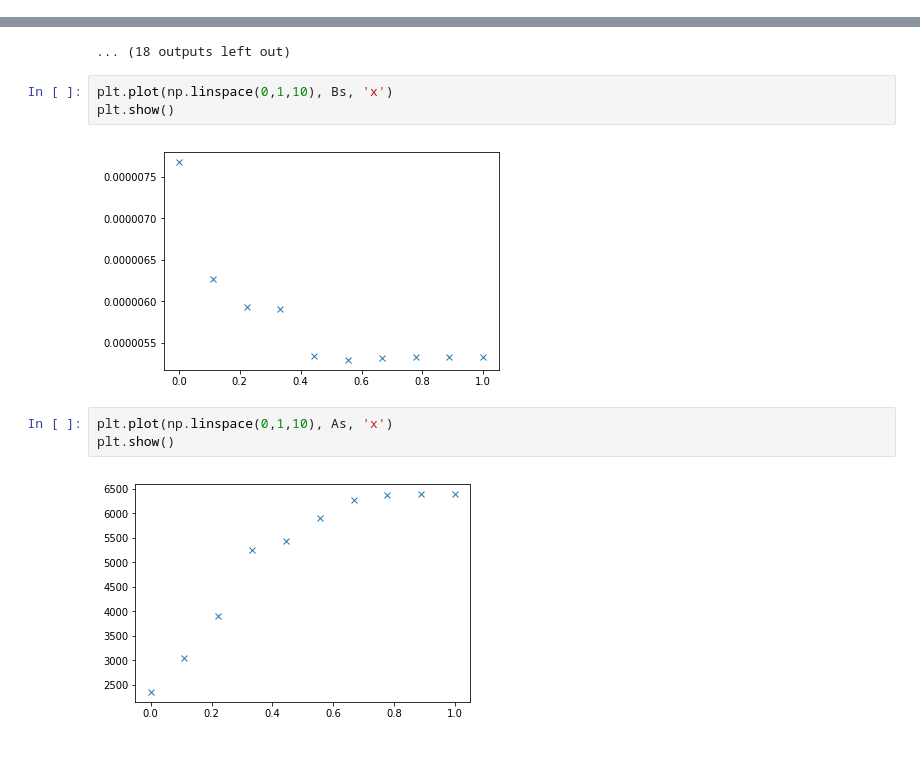
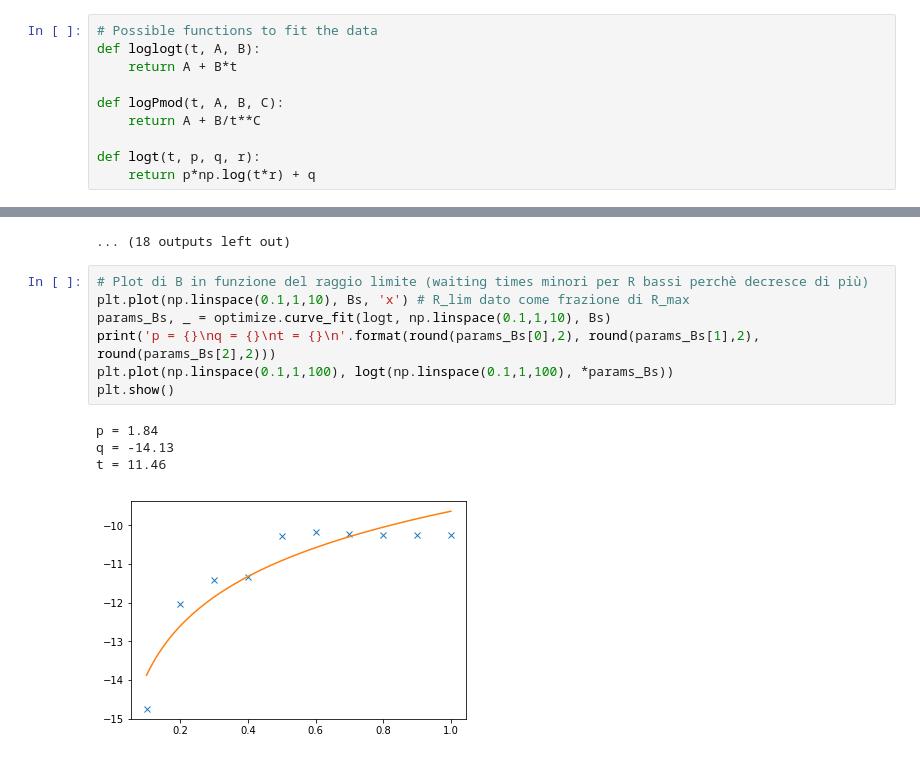
Before and after one commit to mango915/Earthquakes, a Jupyter notebook: fra.ipynb, the cells around one changed output, grey strips where cells are left out. Cells and saved outputs as stored; diff of their text form.

```diff
--- a/fra.ipynb
+++ b/fra.ipynb
@@ -19,3 +16,13 @@ def logP(t, A, B):
+# %%
+# Possible functions to fit the data
+def loglogt(t, A, B):
+    return A + B*t
+
+def logPmod(t, A, B, C):
+    return A + B/t**C
+
+def logt(t, p, q, r):
+    return p*np.log(t*r) + q
 # %%
 def select_bin_number(x, min_nbin = 7, fraction = 0.001):
     n_min = fraction*len(x)
@@ -205,13 +224,15 @@ B = -11.34
 [figure]
 [figure]
 ... (18 outputs left out)
-# %%
-plt.plot(np.linspace(0,1,10), Bs, 'x')
-plt.show()
-# %% [output]
-[figure, removed]
-# %%
-plt.plot(np.linspace(0,1,10), As, 'x')
-plt.show()
-# %% [output]
-[figure, removed]
+# %%
+# Plot di B in funzione del raggio limite (waiting times minori per R bassi perchè decresce di più)
+plt.plot(np.linspace(0.1,1,10), Bs, 'x') # R_lim dato come frazione di R_max
+params_Bs, _ = optimize.curve_fit(logt, np.linspace(0.1,1,10), Bs)
+print('p = {}\nq = {}\nt = {}\n'.format(round(params_Bs[0],2), round(params_Bs[1],2), round(params_Bs[2],2)))
+plt.plot(np.linspace(0.1,1,100), logt(np.linspace(0.1,1,100), *params_Bs))
+plt.show()
+# %% [output]
+p = 1.84
+q = -14.13
+t = 11.46
+[figure, added]
```
Also changed, not shown: parts of 4 cells of this notebook.
